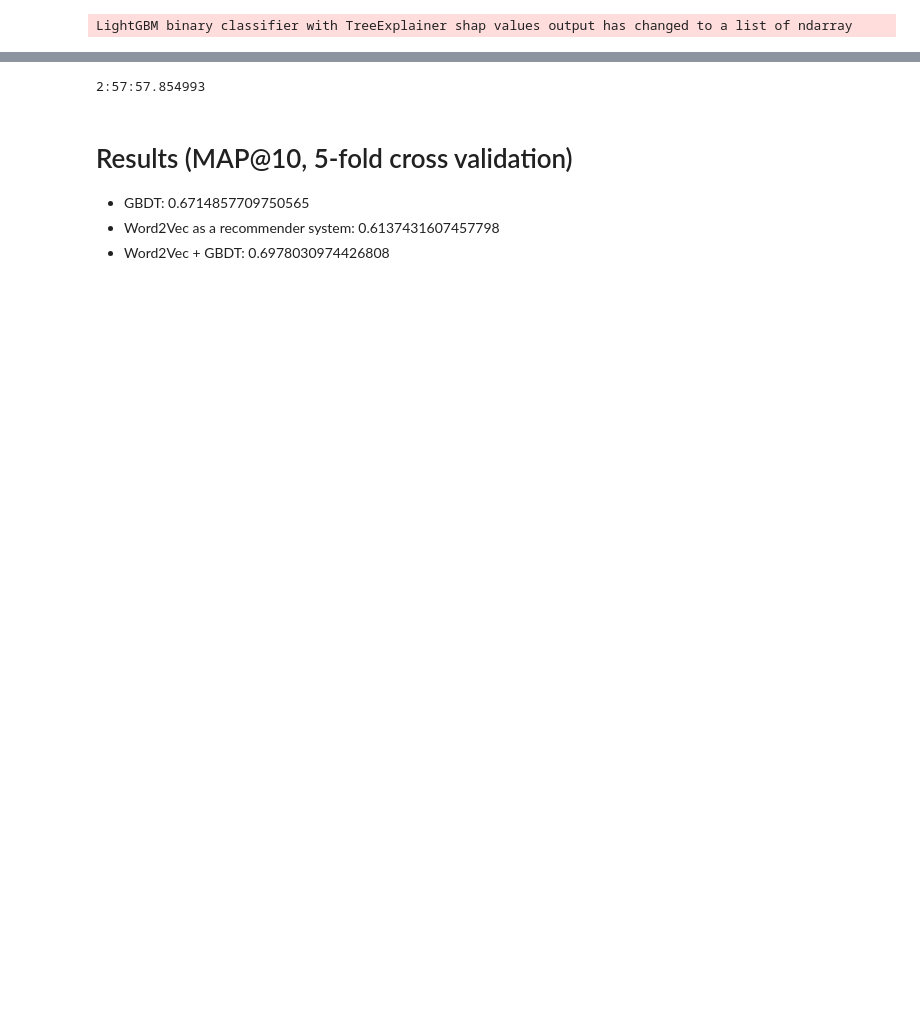
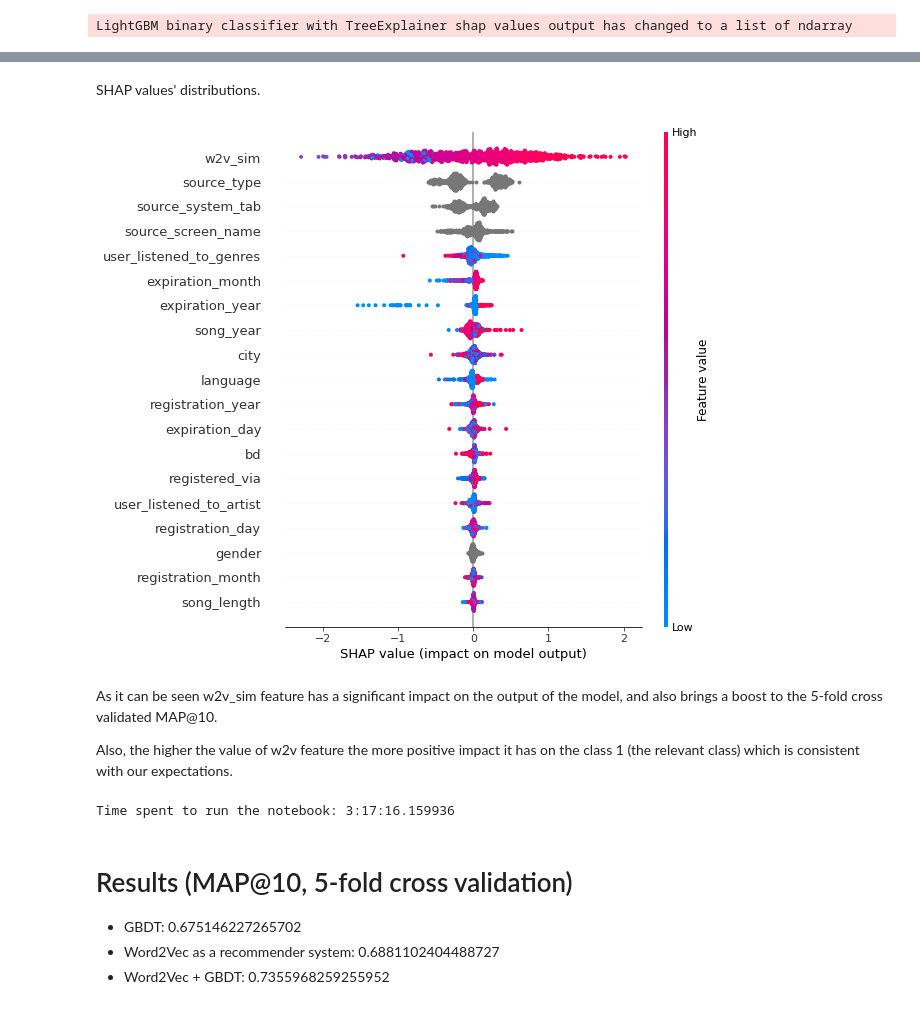
Before and after one commit to niksaz/recommender-systems, a Jupyter notebook: hw02/kkbox-music-recommendation-challenge.ipynb, the cells around one changed output, grey strips where cells are left out. Cells and saved outputs as stored; diff of their text form; code cells hidden in the pictures; blank space fills up the shorter version.

```diff
--- a/hw02/kkbox-music-recommendation-challenge.ipynb
+++ b/hw02/kkbox-music-recommendation-challenge.ipynb
@@ -641,12 +775,22 @@ submission_df.to_csv('lightgbm_word2vec_submission_df.csv', index=False, float_f
+# %% [markdown]
+SHAP values' distributions.
+# %%
+shap.summary_plot(shap_values[1], explain_df)
+# %% [output]
+[figure, added]
+# %% [markdown]
+As it can be seen w2v_sim feature has a significant impact on the output of the model, and also brings a boost to the 5-fold cross validated MAP@10.
+
+Also, the higher the value of w2v feature the more positive impact it has on the class 1 (the relevant class) which is consistent with our expectations.
 # %%
 time_ended = datetime.now()
 time_spent = time_ended - time_started
-print(time_spent)
+print('Time spent to run the notebook:', time_spent)
 # %% [output]
-2:57:57.854993
+Time spent to run the notebook: 3:17:16.159936
 # %% [markdown]
 # Results (MAP@10, 5-fold cross validation)
 
-- GBDT: 0.6714857709750565
-- Word2Vec as a recommender system: 0.6137431607457798
-- Word2Vec + GBDT: 0.6978030974426808
+- GBDT: 0.675146227265702
+- Word2Vec as a recommender system: 0.6881102404488727
+- Word2Vec + GBDT: 0.7355968259255952
```
Also changed, not shown: parts of 79 cells of this notebook.
